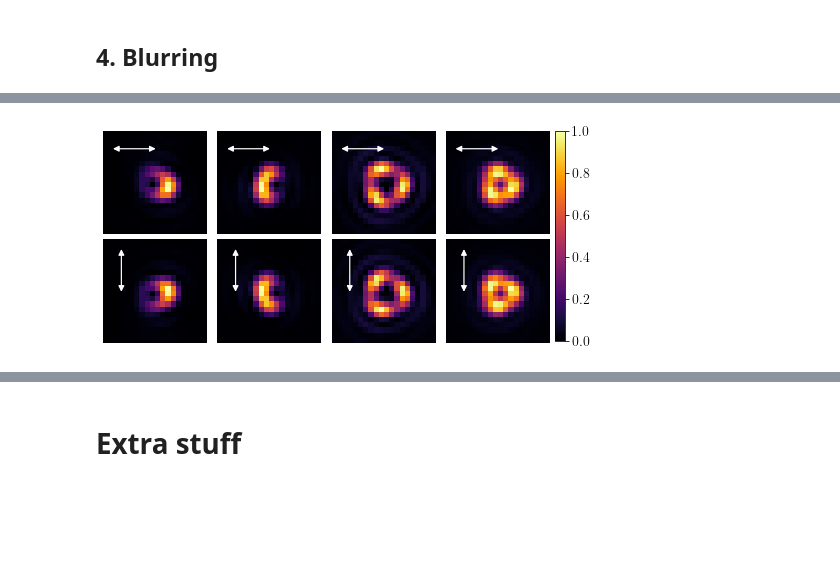
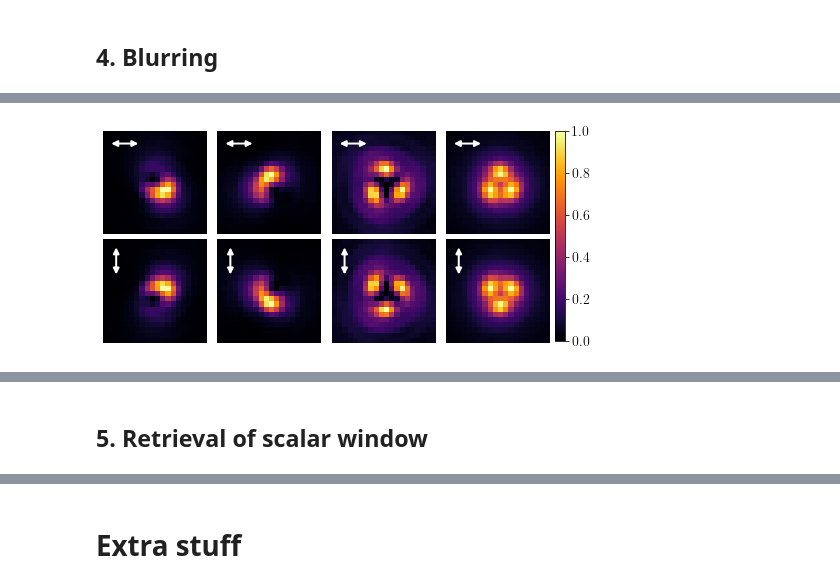
Before and after one commit to rodguti90/pyPSFstack, a Jupyter notebook: pytorch_tests.ipynb, the cells around one changed output, grey strips where cells are left out. Saved outputs shown, nothing was run; the diff lists cells and outputs as text; code cells hidden in the pictures; blank space fills up the shorter version.

```diff
--- a/pytorch_tests.ipynb
+++ b/pytorch_tests.ipynb
@@ -327,7 +381,7 @@ plt.savefig(os.path.join(fig_folder,fig_sub_folder,'blurred_stack.pdf'), bbox_in
 torch_blurr2d = torch2DBlurring(radius=radius/wavelength,**params['pupil'])
 torch_blurrSA = torchSABlurring(radius=radius/wavelength,**params['pupil'])
 # %%
-model_noblurr, loss_evol = find_pupil(data_stack, params, lr=3e-2, n_epochs=200, loss_fn=loss_loglikelihood)
+model_noblurr, loss_evol = find_pupil(data_stack, params_ret, lr=3e-2, n_epochs=200, loss_fn=loss_loglikelihood)
 plt.plot(loss_evol)
 # %% [output]
 [<matplotlib.lines.Line2D at 0x...>]
@@ -335,5 +389,6 @@ plt.plot(loss_evol)
 # %%
-model_blurr2d, loss_evol = find_pupil(data_stack, params, lr=3e-2, n_epochs=200, loss_fn=loss_loglikelihood, blurring=torch_blurr2d)
+model_blurr2d, loss_evol = find_pupil(data_stack, params_ret, lr=3e-2, n_epochs=200, loss_fn=loss_loglikelihood,
+    blurring=torch_blurr2d)
 plt.plot(loss_evol)
 # %% [output]
 [<matplotlib.lines.Line2D at 0x...>]
@@ -341,5 +396,6 @@ plt.plot(loss_evol)
 # %%
-model_blurrSA, loss_evol = find_pupil(data_stack, params, lr=3e-2, n_epochs=100, loss_fn=loss_loglikelihood, blurring=torch_blurrSA)
+model_blurrSA, loss_evol = find_pupil(data_stack, params_ret, lr=3e-2, n_epochs=200, loss_fn=loss_loglikelihood,
+    blurring=torch_blurrSA)
 plt.plot(loss_evol)
 # %% [output]
 [<matplotlib.lines.Line2D at 0x...>]
@@ -347,10 +403,20 @@ plt.plot(loss_evol)
 # %%
+delta_gt, zf_gt = get_dNzf(psfs)
+
 ret_pupil_params = get_pupils_param_dict(model_noblurr)
+delta_noblurr = model_noblurr.pupils[0].delta
+zf_noblurr = model_noblurr.pupils[0].alpha * delta_noblurr + ret_pupil_params['pupil1']['delta_z']
 abe_noblurr = UnitaryAberrations(**params['pupil'],
-     **ret_pupil_params['pupil1'])
+     **ret_pupil_params['pupil2'])
+
 ret_pupil_params = get_pupils_param_dict(model_blurr2d)
+delta_blurr2d = model_blurr2d.pupils[0].delta
+zf_blurr2d = model_blurr2d.pupils[0].alpha * delta_blurr2d + ret_pupil_params['pupil1']['delta_z']
 abe_blurr2d = UnitaryAberrations(**params['pupil'],
-     **ret_pupil_params['pupil1'])
+     **ret_pupil_params['pupil2'])
+
 ret_pupil_params = get_pupils_param_dict(model_blurrSA)
+delta_blurrSA = model_blurrSA.pupils[0].delta
+zf_blurrSA = model_blurrSA.pupils[0].alpha * delta_blurrSA + ret_pupil_params['pupil1']['delta_z']
 abe_blurrSA = UnitaryAberrations(**params['pupil'],
-     **ret_pupil_params['pupil1'])
+     **ret_pupil_params['pupil2'])
@@ -371,7 +445,7 @@ for bm, tag in [[seo,'gt'], [abe_noblurr,'noblurr'], [abe_blurr2d,'2d'], [abe_bl
 # %%
 for bm, tag in [[seo,'gt'], [abe_noblurr,'noblurr'], [abe_blurr2d,'2d'], [abe_blurrSA,'SA']]:
-    stack_xyz = get_xyzstack([src, bm], PDiversity_Compound([PDiversity_QWP([np.pi/4]), wollaston]))
+    stack_xyz = get_xyzstack([src, bm], pol_seo)
     plot_xyz(stack_xyz)
     plt.savefig(os.path.join(fig_folder,fig_sub_folder,'blurr_seo_stackxyz_'+tag+'.pdf'), bbox_inches='tight')
 # %% [output]
-[figure, old version]
+[figure, new version]
@@ -380,0 +455,2 @@ for bm, tag in [[seo,'gt'], [abe_noblurr,'noblurr'], [abe_blurr2d,'2d'], [abe_bl
+# %% [markdown]
+## 5. Retrieval of scalar window
```
Also changed, not shown: parts of 54 cells of this notebook.
